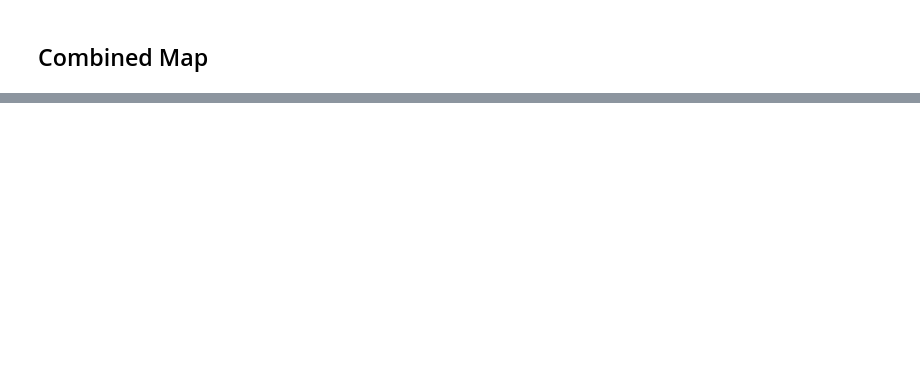
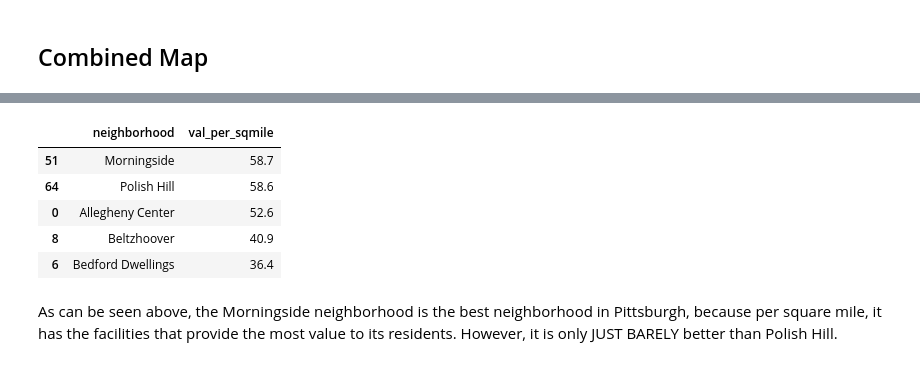
Before and after one commit to zsh23-pitt/CMPINF_11_Project, a Jupyter notebook: facilities.ipynb, the cells around one changed output, grey strips where cells are left out. Saved outputs shown, nothing was run; the diff lists cells and outputs as text; code cells hidden in the pictures; blank space fills up the shorter version.

Commit message:
Revised facilities.ipynb to include final rating

```diff
--- a/facilities.ipynb
+++ b/facilities.ipynb
@@ -789,0 +806,11 @@ fig3.show()
+# %%
+df_data.sort_values(by="val_per_sqmile", ascending=False)[["neighborhood","val_per_sqmile"]].head()
+# %% [output]
+|  | neighborhood | val_per_sqmile |
+| 51 | Morningside | 58.7 |
+| 64 | Polish Hill | 58.6 |
+| 0 | Allegheny Center | 52.6 |
+| 8 | Beltzhoover | 40.9 |
+| 6 | Bedford Dwellings | 36.4 |
+# %% [markdown]
+As can be seen above, the Morningside neighborhood is the best neighborhood in Pittsburgh, because per square mile, it has the facilities that provide the most value to its residents. However, it is only JUST BARELY better than Polish Hill.
```
Also changed, not shown: parts of 3 cells of this notebook.
